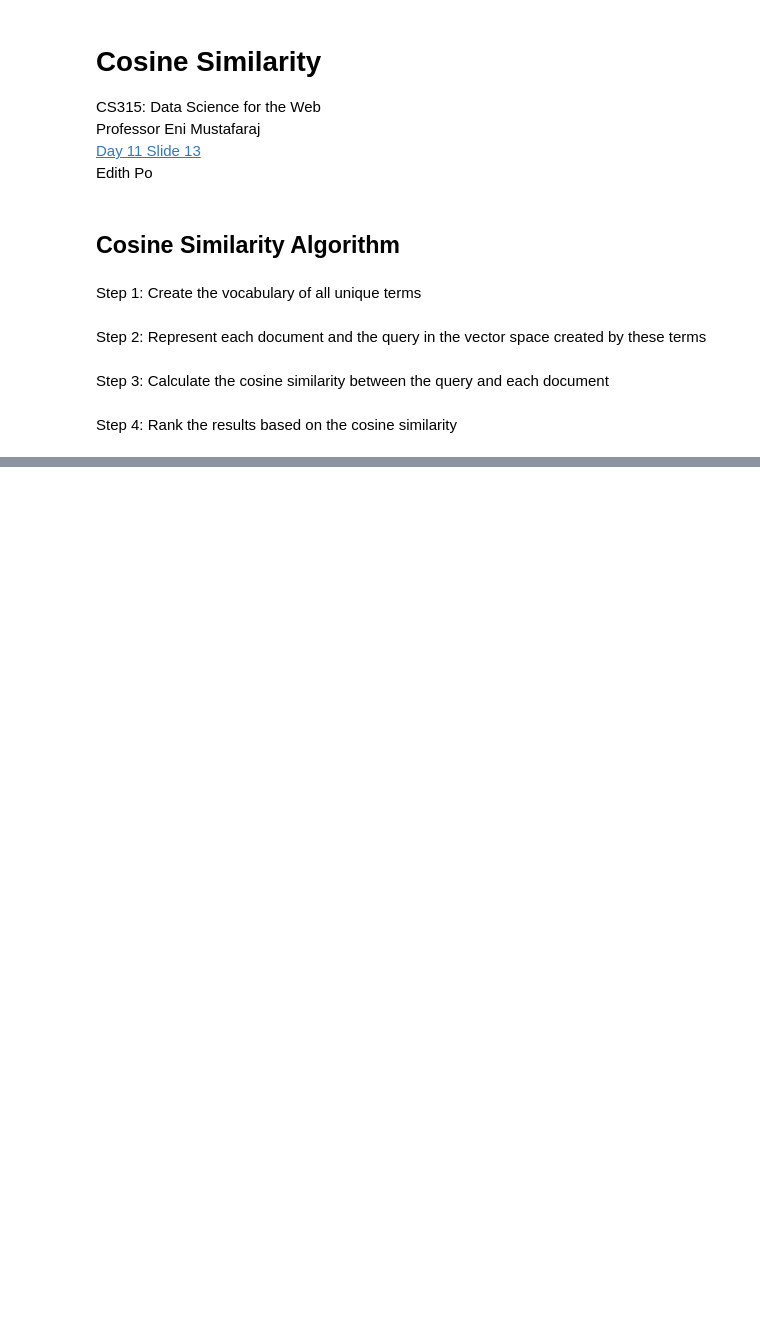
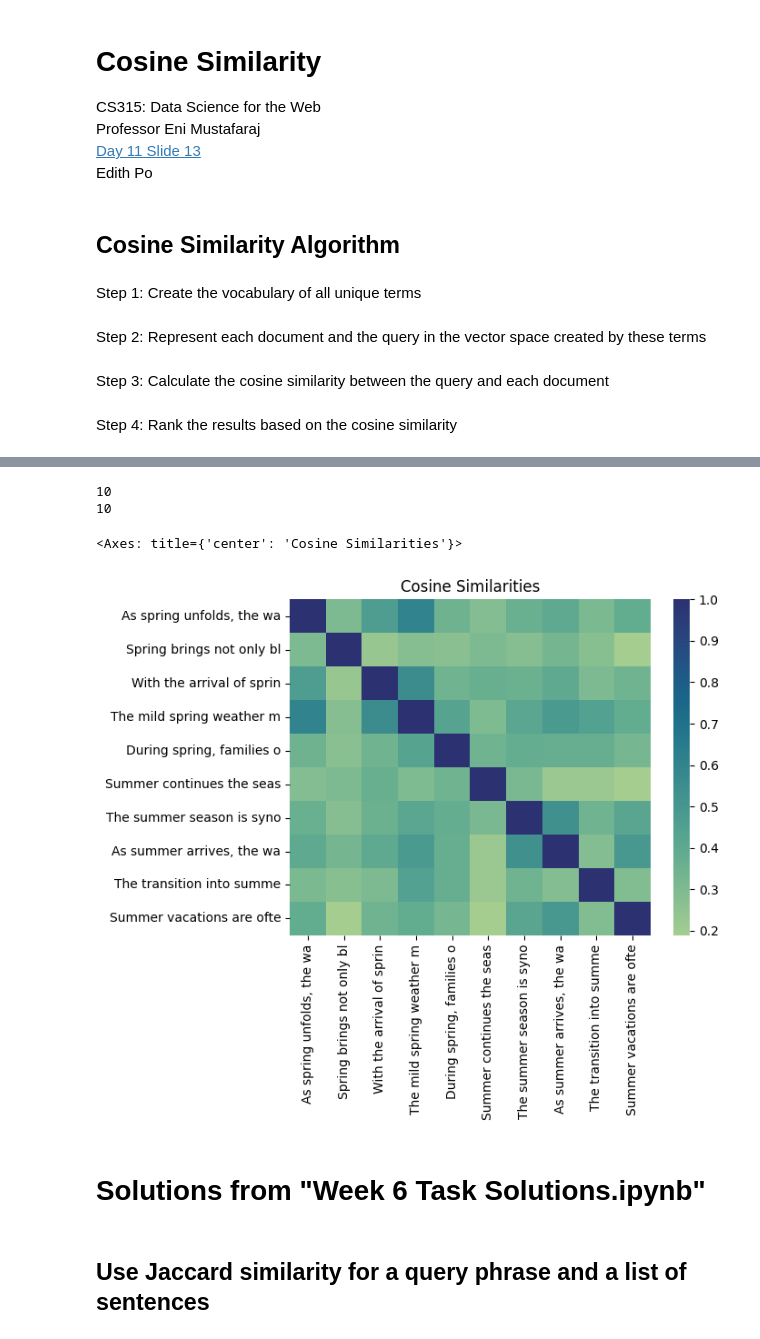
Before and after one commit to ep108/cs3152024_ep108, a Jupyter notebook: cosine_similarity.ipynb, the cells around one changed output, grey strips where cells are left out. Saved outputs shown, nothing was run; the diff lists cells and outputs as text; code cells hidden in the pictures; blank space fills up the shorter version.

Commit message:
worked on cosine similarity task

```diff
--- a/cosine_similarity.ipynb
+++ b/cosine_similarity.ipynb
@@ -46,0 +111,7 @@ Step 4: Rank the results based on the cosine similarity
+# %%
+# Create vocabulary for the spring and summer sentences
+spring_words = " ".join(spring)
+summer_words = " ".join(summer)
+all_words = spring_words + " " + summer_words
+spr_sum_voc = create_vocab(all_words)
+print(len(spr_sum_voc))
@@ -46,0 +120,5 @@ Step 4: Rank the results based on the cosine similarity
+# %%
+# Create vectors of each sentence
+spr_sum_vecs = [create_vector(sent,spr_sum_voc) for sent in spring + summer]
+print(len(spr_sum_vecs))
+print(len(spr_sum_vecs[0]))
@@ -46,0 +157,36 @@ Step 4: Rank the results based on the cosine similarity
+# %%
+# Find the cosine similarity between each pair of sentences
+similarities = []
+for vec1 in spr_sum_vecs:
+    row = []
+    for vec2 in spr_sum_vecs:
+        sim = cosine_similarity(vec1,vec2)
+        row.append(sim)
+    similarities.append(row)
+
+print(len(similarities))
+print(len(similarities[0]))
+# %% [output]
+10
+10
+# %%
+# Create a heatmap
+def create_heatmap(similarities, labels):
+    heatmap = sns.heatmap(data=similarities,
+                          xticklabels = labels,
+                          yticklabels = labels,
+                          cmap="crest",
+                          )
+    heatmap.set_title('Cosine Similarities')
+    return heatmap
+# %%
+all_sentences = spring + summer
+labels = [sent[:25] for sent in all_sentences]
+create_heatmap(similarities,labels)
+# %% [output]
+<Axes: title={'center': 'Cosine Similarities'}>
+[figure, added]
+# %% [markdown]
+# Solutions from "Week 6 Task Solutions.ipynb"
+# %% [markdown]
+## Use Jaccard similarity for a query phrase and a list of sentences
```
Also changed, not shown: parts of 52 cells of this notebook, 1 other file.
